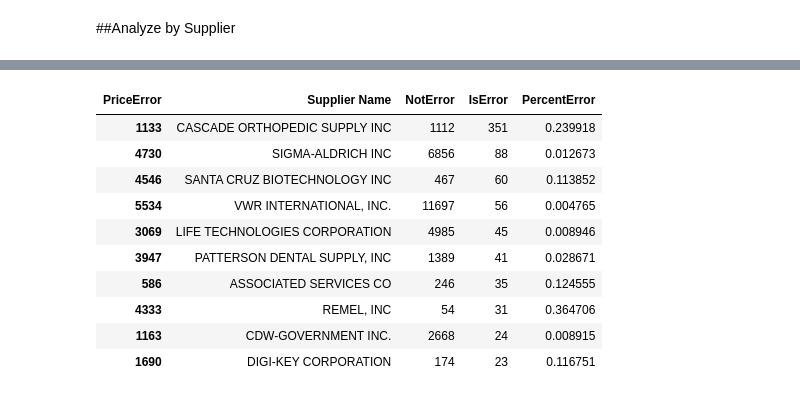
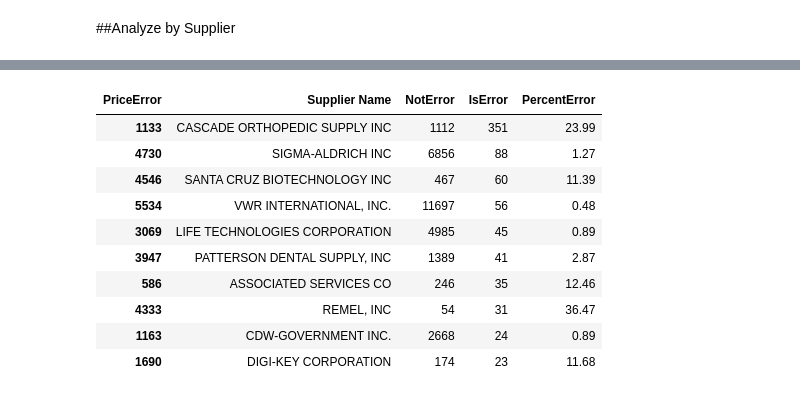
Before and after one commit to BIDS-collaborative/purchasing, a Jupyter notebook: ntbk/andrew/Pricing_Error.ipynb, the cells around one changed output, grey strips where cells are left out. Saved outputs shown, nothing was run; the diff lists cells and outputs as text; code cells hidden in the pictures.

```diff
--- a/ntbk/andrew/Pricing_Error.ipynb
+++ b/ntbk/andrew/Pricing_Error.ipynb
@@ -164,31 +173,31 @@ plt.show()
 # %%
 #Create a binary indicator of price error
 tot['PriceError'] = tot['PercentDiff'] != 0
 
 #Summerize the price error by total lines
 SupplierSummary = tot.groupby(['Supplier Name','PriceError']).agg({'PO Line No': 'count'}).unstack().fillna(0)
 
 #Format the price error table more intuitively and change the name of the columns
 SupplierSummary.columns = SupplierSummary.columns.droplevel(0)
 SupplierSummary = SupplierSummary.reset_index()
 SupplierSummary = SupplierSummary.rename(columns = {SupplierSummary.columns[1]:'NotError',
                                                     SupplierSummary.columns[2]:'IsError'
                                                     })
 
 #Calculate the percent of total lines in Error
-SupplierSummary['PercentError'] = SupplierSummary['IsError'] / (SupplierSummary['NotError'] + SupplierSummary['IsError'])
+SupplierSummary['PercentError'] = np.round(SupplierSummary['IsError'] / (SupplierSummary['NotError'] + SupplierSummary['IsError'])*100,2)
 
 #Print out the table in descending format
 SupplierSummary.sort('IsError', ascending=False).head(10)
 # %% [output]
 | PriceError | Supplier Name | NotError | IsError | PercentError |
-| 1133 | CASCADE ORTHOPEDIC SUPPLY INC | 1112 | 351 | 0.239918 |
-| 4730 | SIGMA-ALDRICH INC | 6856 | 88 | 0.012673 |
-| 4546 | SANTA CRUZ BIOTECHNOLOGY INC | 467 | 60 | 0.113852 |
-| 5534 | VWR INTERNATIONAL, INC. | 11697 | 56 | 0.004765 |
-| 3069 | LIFE TECHNOLOGIES CORPORATION | 4985 | 45 | 0.008946 |
-| 3947 | PATTERSON DENTAL SUPPLY, INC | 1389 | 41 | 0.028671 |
-| 586 | ASSOCIATED SERVICES CO | 246 | 35 | 0.124555 |
-| 4333 | REMEL, INC | 54 | 31 | 0.364706 |
-| 1163 | CDW-GOVERNMENT INC. | 2668 | 24 | 0.008915 |
-| 1690 | DIGI-KEY CORPORATION | 174 | 23 | 0.116751 |
+| 1133 | CASCADE ORTHOPEDIC SUPPLY INC | 1112 | 351 | 23.99 |
+| 4730 | SIGMA-ALDRICH INC | 6856 | 88 | 1.27 |
+| 4546 | SANTA CRUZ BIOTECHNOLOGY INC | 467 | 60 | 11.39 |
+| 5534 | VWR INTERNATIONAL, INC. | 11697 | 56 | 0.48 |
+| 3069 | LIFE TECHNOLOGIES CORPORATION | 4985 | 45 | 0.89 |
+| 3947 | PATTERSON DENTAL SUPPLY, INC | 1389 | 41 | 2.87 |
+| 586 | ASSOCIATED SERVICES CO | 246 | 35 | 12.46 |
+| 4333 | REMEL, INC | 54 | 31 | 36.47 |
+| 1163 | CDW-GOVERNMENT INC. | 2668 | 24 | 0.89 |
+| 1690 | DIGI-KEY CORPORATION | 174 | 23 | 11.68 |
```
Also changed, not shown: parts of 6 cells of this notebook.
